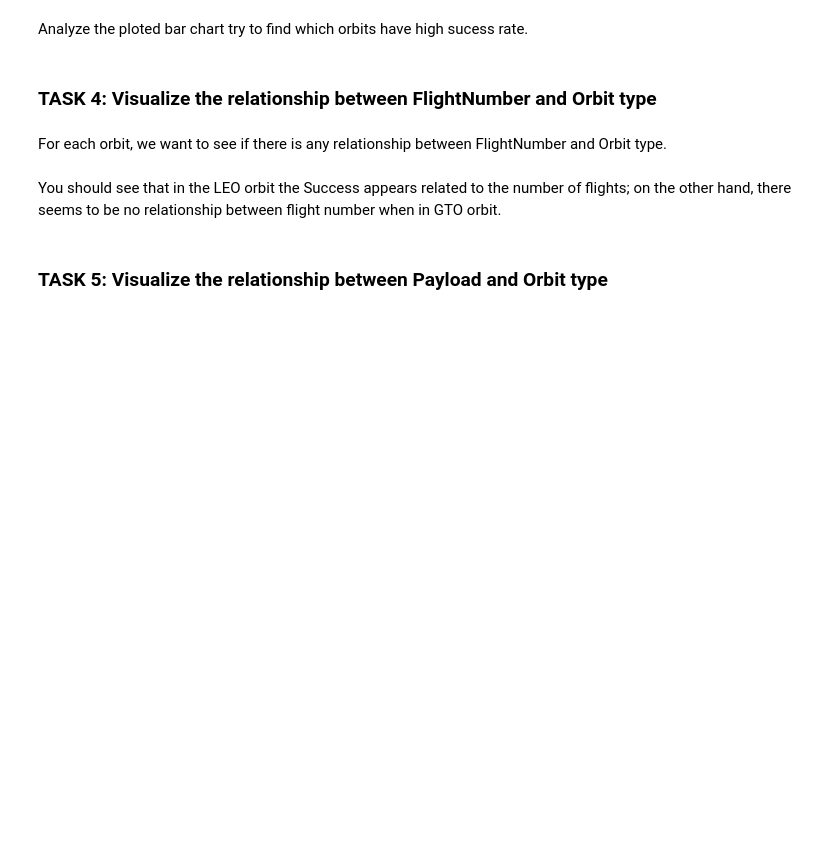
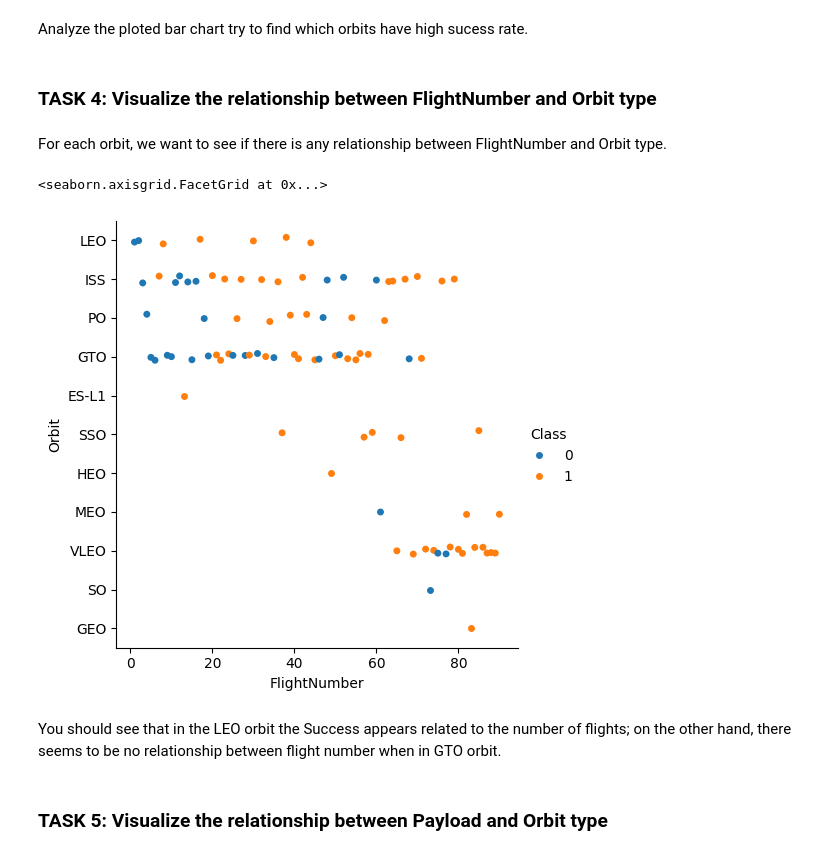
Before and after one commit to DylanonWicchiramala/SpaceY-project, a Jupyter notebook: jupyter-labs-eda-dataviz.ipynb, the cells around one changed output. Cells and saved outputs as stored; diff of their text form; code cells hidden in the pictures; blank space fills up the shorter version.

```diff
--- a/jupyter-labs-eda-dataviz.ipynb
+++ b/jupyter-labs-eda-dataviz.ipynb
@@ -111,6 +126,10 @@ Analyze the ploted bar chart try to find which orbits have high sucess rate.
 For each orbit, we want to see if there is any relationship between FlightNumber and Orbit type.
 # %%
 # Plot a scatter point chart with x axis to be FlightNumber and y axis to be the Orbit, and hue to be the class value
+sns.catplot(data=df, x='FlightNumber', y='Orbit', hue='Class')
+# %% [output]
+<seaborn.axisgrid.FacetGrid at 0x...>
+[figure, added]
 # %% [markdown]
 You should see that in the LEO orbit the Success appears related to the number of flights; on the other hand, there seems to be no relationship between flight number when in GTO orbit.
 # %% [markdown]
```
Also changed, not shown: parts of 5 cells of this notebook.
